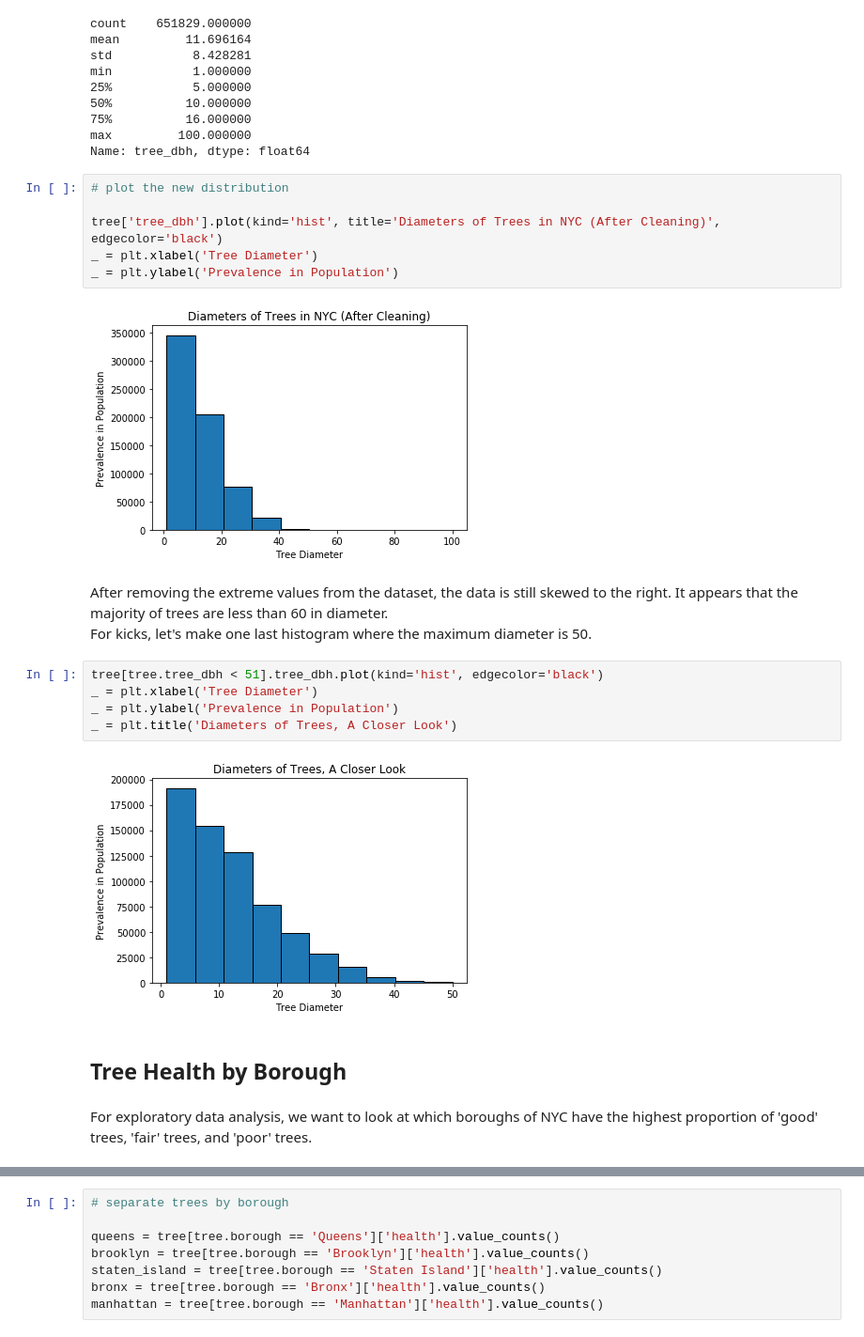
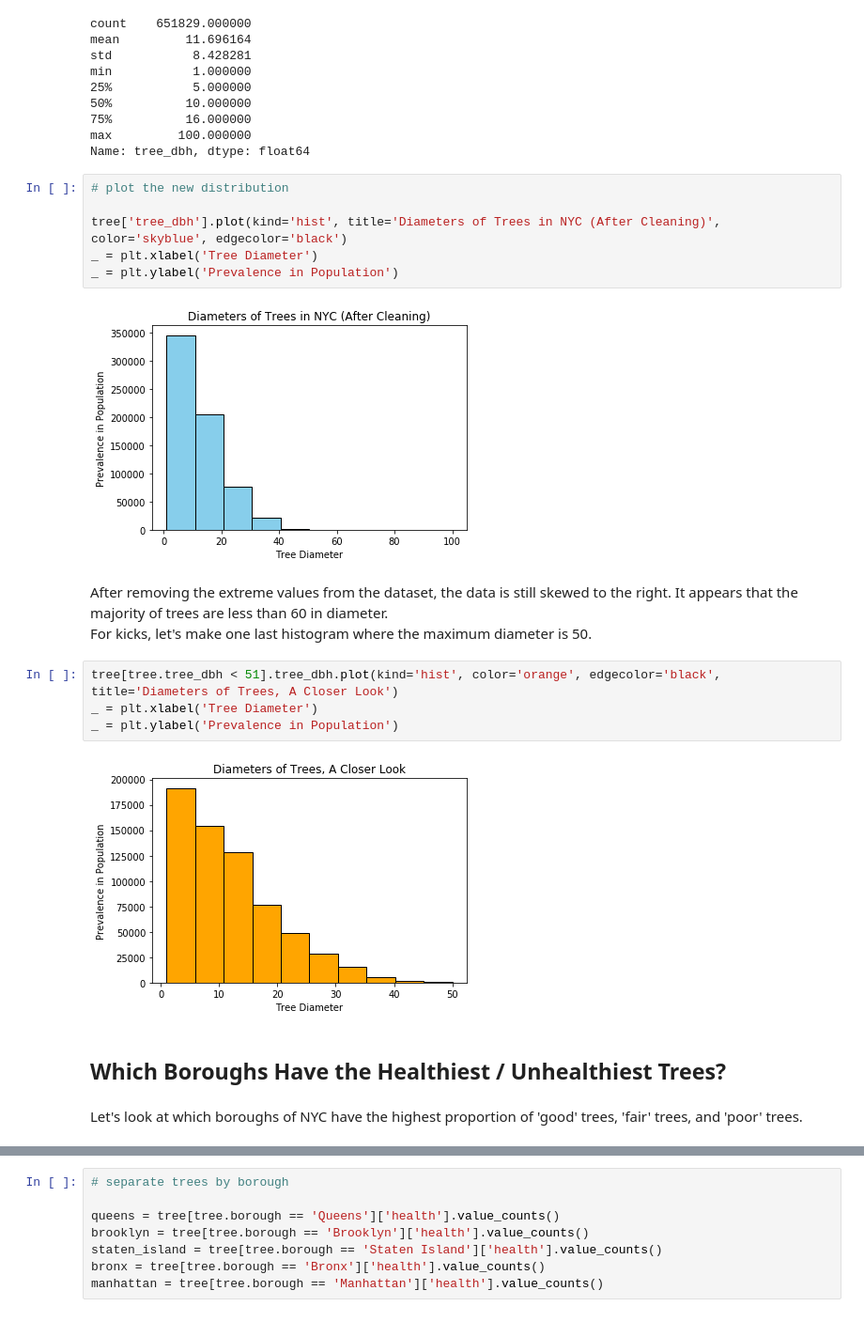
Before and after one commit to annasophiat/tree-health-census, a Jupyter notebook: capstone-tree.ipynb, the cells around one changed output, grey strips where cells are left out. Shown at 94% size. Cells and saved outputs as stored; diff of their text form.

```diff
--- a/capstone-tree.ipynb
+++ b/capstone-tree.ipynb
@@ -435,24 +435,23 @@ Name: tree_dbh, dtype: float64
 # %%
 # plot the new distribution
 
-tree['tree_dbh'].plot(kind='hist', title='Diameters of Trees in NYC (After Cleaning)', edgecolor='black')
+tree['tree_dbh'].plot(kind='hist', title='Diameters of Trees in NYC (After Cleaning)', color='skyblue', edgecolor='black')
 _ = plt.xlabel('Tree Diameter')
 _ = plt.ylabel('Prevalence in Population')
 # %% [output]
-[figure, old version]
+[figure, new version]
 # %% [markdown]
 After removing the extreme values from the dataset, the data is still skewed to the right. It appears that the majority of trees are less than 60 in diameter.
 <br />
 For kicks, let's make one last histogram where the maximum diameter is 50.
 # %%
-tree[tree.tree_dbh < 51].tree_dbh.plot(kind='hist', edgecolor='black')
+tree[tree.tree_dbh < 51].tree_dbh.plot(kind='hist', color='orange', edgecolor='black', title='Diameters of Trees, A Closer Look')
 _ = plt.xlabel('Tree Diameter')
 _ = plt.ylabel('Prevalence in Population')
-_ = plt.title('Diameters of Trees, A Closer Look')
 # %% [output]
-[figure, old version]
+[figure, new version]
-# %% [markdown]
-## Tree Health by Borough
+# %% [markdown]
+## Which Boroughs Have the Healthiest / Unhealthiest Trees?
 # %% [markdown]
-For exploratory data analysis, we want to look at which boroughs of NYC have the highest proportion of 'good' trees, 'fair' trees, and 'poor' trees.
+Let's look at which boroughs of NYC have the highest proportion of 'good' trees, 'fair' trees, and 'poor' trees.
 # %%
```
Also changed, not shown: parts of 10 cells of this notebook.
